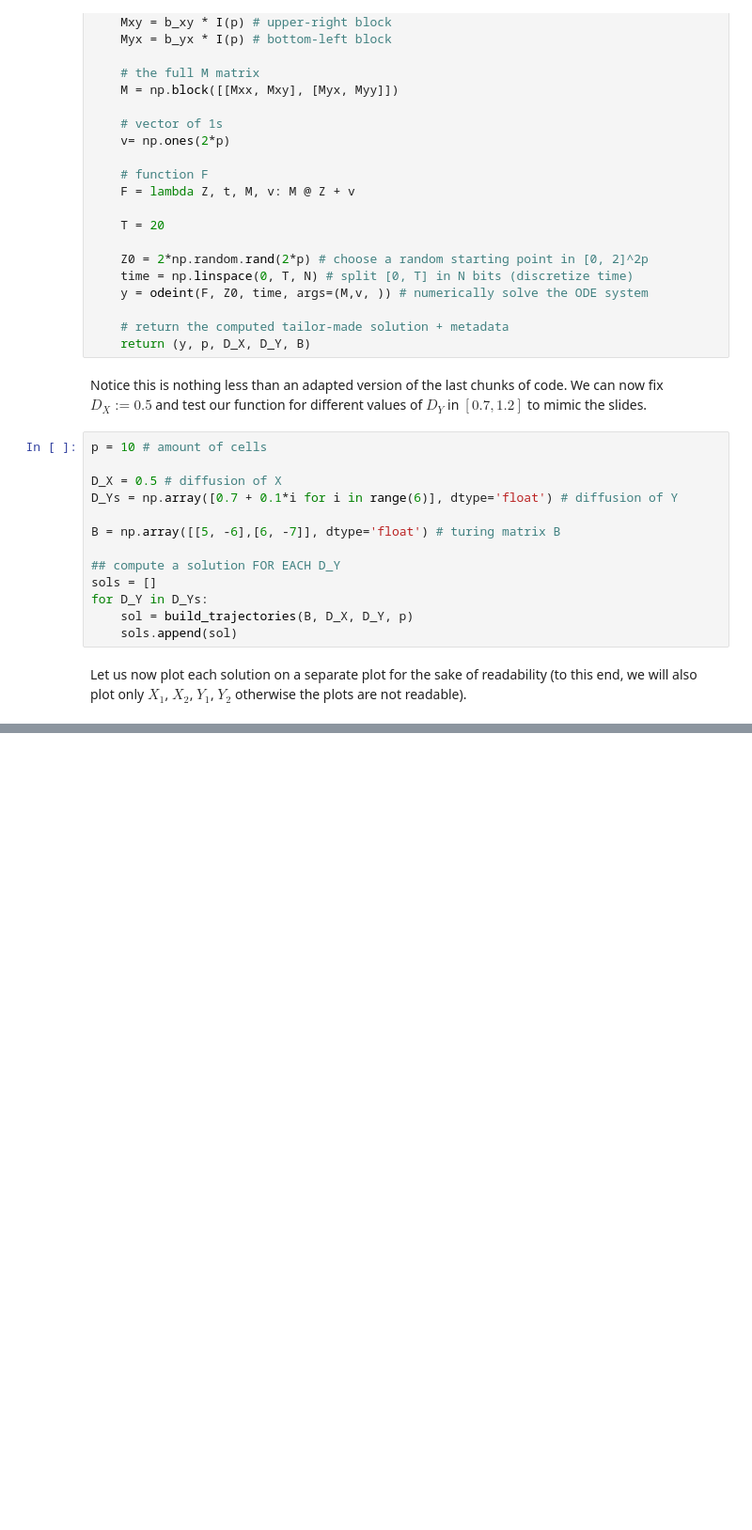
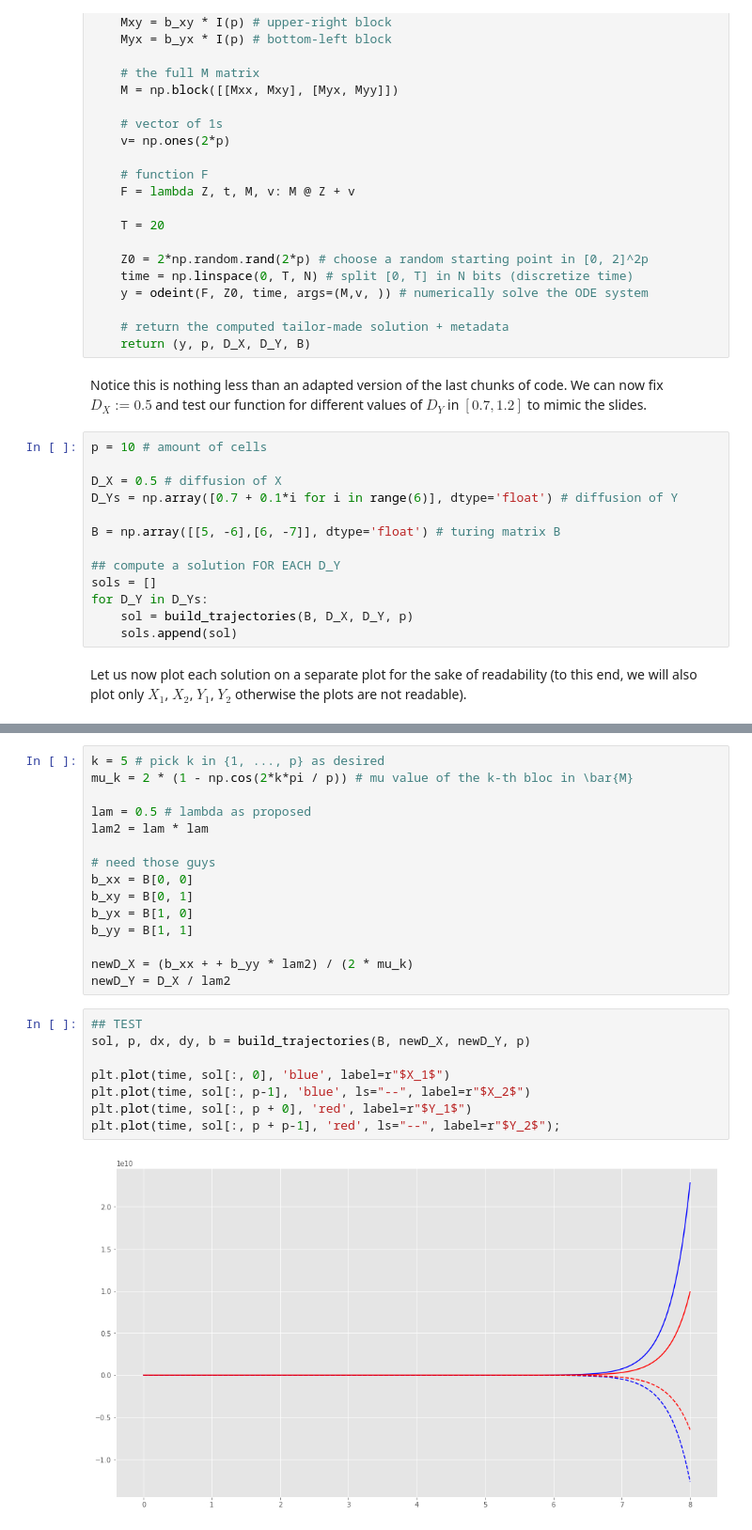
Before and after one commit to theoanalyse/theoanalyse.github.io, a Jupyter notebook: M2DEVBIOTP1.ipynb, the cells around one changed output, grey strips where cells are left out. Shown at 94% size. Drawn from its saved outputs; the diff is of its cells as text; blank space fills up the shorter version.

```diff
--- a/M2DEVBIOTP1.ipynb
+++ b/M2DEVBIOTP1.ipynb
@@ -282,0 +291,25 @@ As illustrated by the previous figure, there are some values of $(D_X, D_Y)$ for
+# %%
+k = 5 # pick k in {1, ..., p} as desired
+mu_k = 2 * (1 - np.cos(2*k*pi / p)) # mu value of the k-th bloc in \bar{M}
+
+lam = 0.5 # lambda as proposed
+lam2 = lam * lam
+
+# need those guys
+b_xx = B[0, 0]
+b_xy = B[0, 1]
+b_yx = B[1, 0]
+b_yy = B[1, 1]
+
+newD_X = (b_xx + + b_yy * lam2) / (2 * mu_k)
+newD_Y = D_X / lam2
+# %%
+## TEST
+sol, p, dx, dy, b = build_trajectories(B, newD_X, newD_Y, p)
+
+plt.plot(time, sol[:, 0], 'blue', label=r"$X_1$")
+plt.plot(time, sol[:, p-1], 'blue', ls="--", label=r"$X_2$")
+plt.plot(time, sol[:, p + 0], 'red', label=r"$Y_1$")
+plt.plot(time, sol[:, p + p-1], 'red', ls="--", label=r"$Y_2$");
+# %% [output]
+[figure, added]
```
Also changed, not shown: parts of 4 cells of this notebook, 1 other file.
